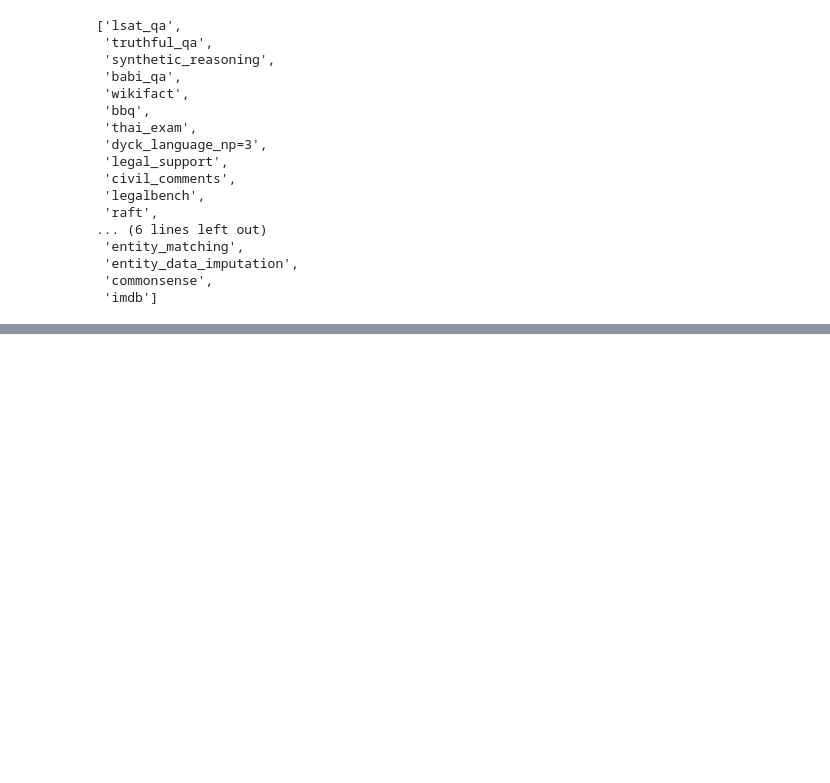
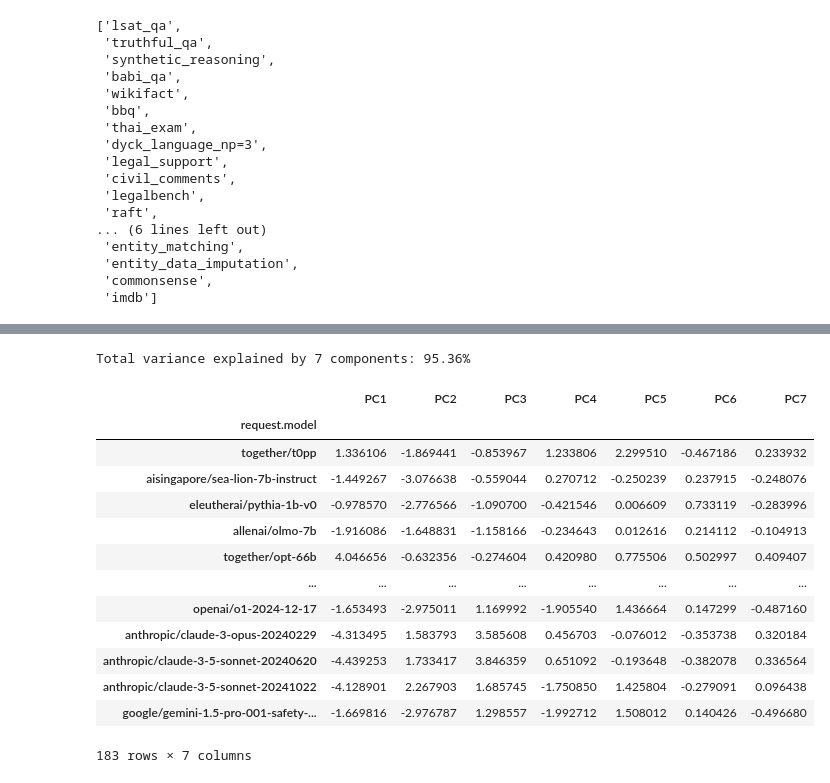
Before and after one commit to ronanhansel/reeval-multi, a Jupyter notebook: eda.ipynb, the cells around one changed output, grey strips where cells are left out. Saved outputs shown, nothing was run; the diff lists cells and outputs as text; code cells hidden in the pictures; blank space fills up the shorter version.

```diff
--- a/eda.ipynb
+++ b/eda.ipynb
@@ -226,0 +145,52 @@ array([ 0,  0,  0, ..., 21, 21, 21], shape=(78712,), dtype=int32)
+# %%
+import pandas as pd
+import numpy as np
+from sklearn.preprocessing import StandardScaler
+from sklearn.decomposition import PCA
+import matplotlib.pyplot as plt
+import seaborn as sns
+
+# Assuming 'scenario_probs' is your original DataFrame.
+# The preprocessing steps remain the same.
+scenario_probs_filled = scenario_probs.fillna(scenario_probs.mean())
+
+# 1. Standardize the Data
+scaler = StandardScaler()
+scaled_data = scaler.fit_transform(scenario_probs_filled)
+
+
+## 2. Apply PCA with n_components=7
+# Here's the key change: we specify we want to keep 7 components.
+pca = PCA(n_components=7)
+principal_components = pca.fit_transform(scaled_data)
+
+
+## 3. Create a DataFrame with the 7 Principal Components
+# This new DataFrame now holds your data in the reduced 7-dimensional space.
+pca_columns = [f'PC{i+1}' for i in range(principal_components.shape[1])]
+pca_df_7_components = pd.DataFrame(
+    data=principal_components,
+    columns=pca_columns,
+    index=scenario_probs_filled.index
+)
+
+# You can also verify the total variance explained by these 7 components
+explained_variance_total = np.sum(pca.explained_variance_ratio_)
+print(f"\nTotal variance explained by 7 components: {explained_variance_total:.2%}")
+pca_df_7_components
+# %% [output]
+Total variance explained by 7 components: 95.36%
+|  | PC1 | PC2 | PC3 | PC4 | PC5 | PC6 | PC7 |
+| request.model |  |  |  |  |  |  |  |
+| together/t0pp | 1.336106 | -1.869441 | -0.853967 | 1.233806 | 2.299510 | -0.467186 | 0.233932 |
+| aisingapore/sea-lion-7b-instruct | -1.449267 | -3.076638 | -0.559044 | 0.270712 | -0.250239 | 0.237915 | -0.248076 |
+| eleutherai/pythia-1b-v0 | -0.978570 | -2.776566 | -1.090700 | -0.421546 | 0.006609 | 0.733119 | -0.283996 |
+| allenai/olmo-7b | -1.916086 | -1.648831 | -1.158166 | -0.234643 | 0.012616 | 0.214112 | -0.104913 |
+| together/opt-66b | 4.046656 | -0.632356 | -0.274604 | 0.420980 | 0.775506 | 0.502997 | 0.409407 |
+| ... | ... | ... | ... | ... | ... | ... | ... |
+| openai/o1-2024-12-17 | -1.653493 | -2.975011 | 1.169992 | -1.905540 | 1.436664 | 0.147299 | -0.487160 |
+| anthropic/claude-3-opus-20240229 | -4.313495 | 1.583793 | 3.585608 | 0.456703 | -0.076012 | -0.353738 | 0.320184 |
+| anthropic/claude-3-5-sonnet-20240620 | -4.439253 | 1.733417 | 3.846359 | 0.651092 | -0.193648 | -0.382078 | 0.336564 |
+| anthropic/claude-3-5-sonnet-20241022 | -4.128901 | 2.267903 | 1.685745 | -1.750850 | 1.425804 | -0.279091 | 0.096438 |
+| google/gemini-1.5-pro-001-safety-... | -1.669816 | -2.976787 | 1.298557 | -1.992712 | 1.508012 | 0.140426 | -0.496680 |
+183 rows × 7 columns
```
Also changed, not shown: parts of 19 cells of this notebook, 1 other file.
